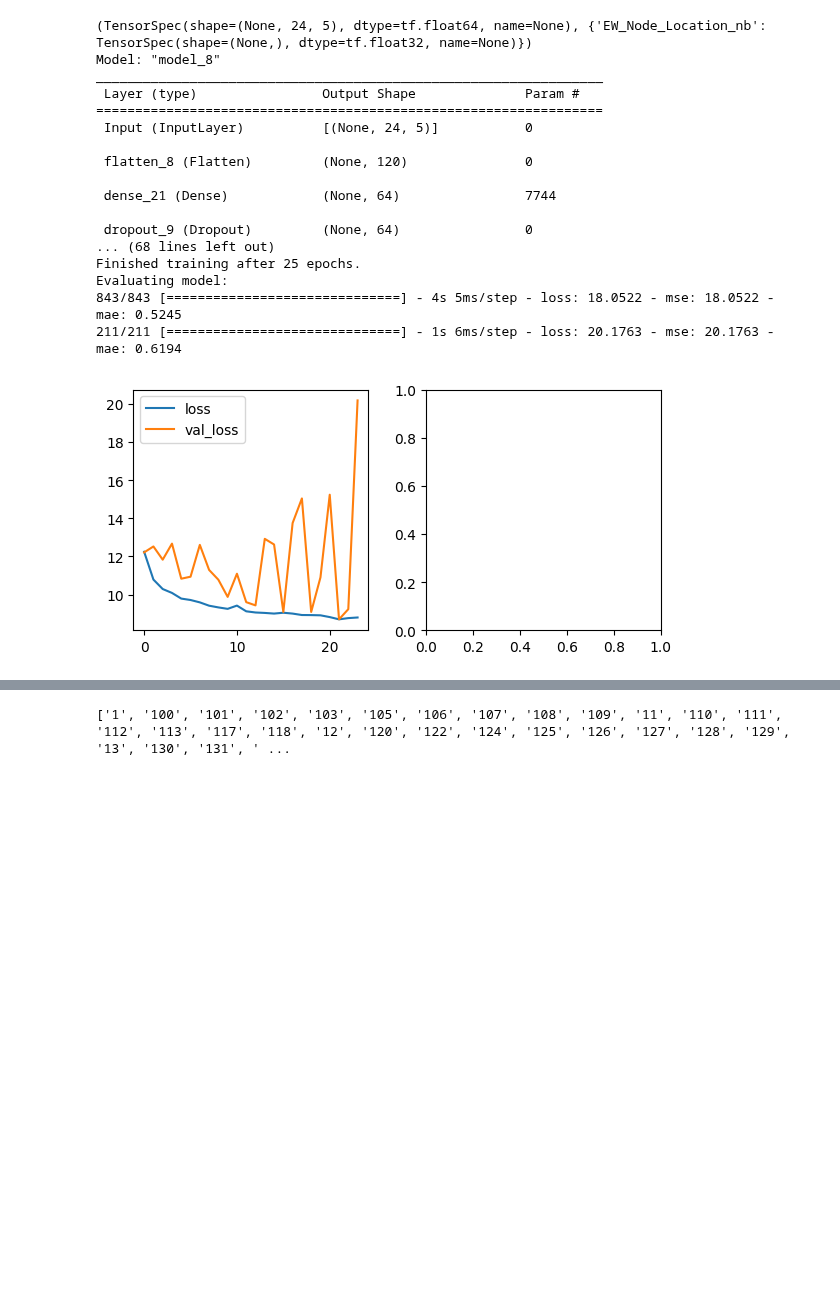
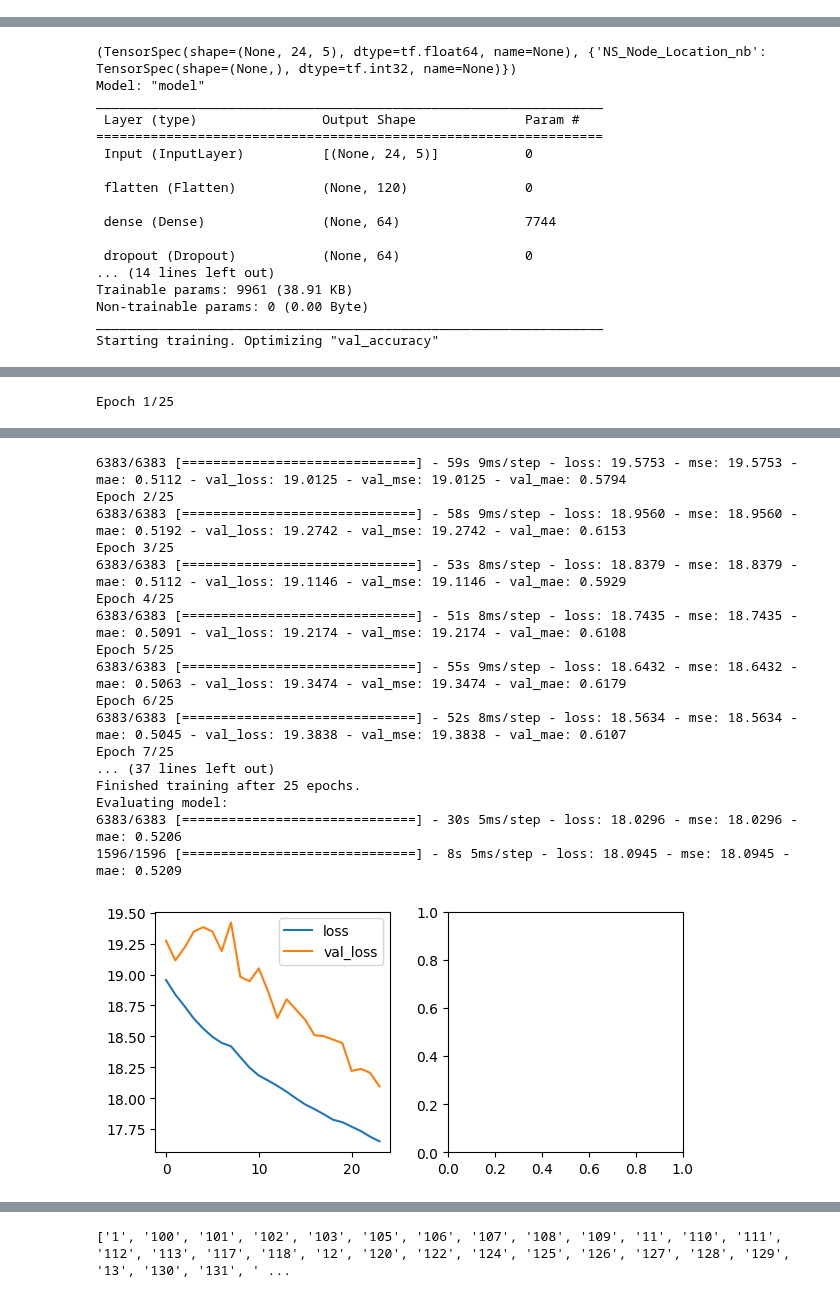
Before and after one commit to DavidBaldsiefen/splid-challenge, a Jupyter notebook: node_localizer.ipynb, the cells around one changed output, grey strips where cells are left out. Cells and saved outputs as stored; diff of their text form; code cells hidden in the pictures; blank space fills up the shorter version.

```diff
--- a/node_localizer.ipynb
+++ b/node_localizer.ipynb
@@ -20,7 +20,7 @@ To enable the following instructions: AVX2 FMA, in other operations, rebuild Ten
 # model_ew.save('models/ew_localizer.hdf5')
 # %%
 # Define the directory paths
-challenge_data_dir = Path('dataset/phase_1/')
+challenge_data_dir = Path('dataset/phase_1_v2/')
 data_dir = challenge_data_dir / "train"
 labels_dir = challenge_data_dir / 'train_labels.csv'
 
@@ -91,28 +92,23 @@ print(train_ew.element_spec)
 
 model_ew = prediction_models.Dense_NN_regression(val_ew, conv1d_layers=[], dense_layers=[64,32,4],
                                                  l2_reg=0.0, mixed_dropout=0.2,
-                                                 lr_scheduler=[0.001,10000,0.9],
+                                                 lr_scheduler=[0.001,15000,0.9],
                                                  final_activation='relu',
                                                  seed=0)
 
 model_ew.summary()
-hist = model_ew.fit(train_ew, val_ds=val_ew, epochs=25, verbose=1, plot_hist=True, callbacks=[])
+hist = model_ew.fit(train_ew, val_ds=val_ew, epochs=35, verbose=1, plot_hist=True, callbacks=[])
-# %% [output]
-(TensorSpec(shape=(None, 24, 5), dtype=tf.float64, name=None), {'EW_Node_Location_nb': TensorSpec(shape=(None,), dtype=tf.float32, name=None)})
-Model: "model_8"
-_________________________________________________________________
- Layer (type)                Output Shape              Param #
-=================================================================
- Input (InputLayer)          [(None, 24, 5)]           0
-
- flatten_8 (Flatten)         (None, 120)               0
-
- dense_21 (Dense)            (None, 64)                7744
-
- dropout_9 (Dropout)         (None, 64)                0
-... (68 lines left out)
-Finished training after 25 epochs.
-Evaluating model:
-843/843 [==============================] - 4s 5ms/step - loss: 18.0522 - mse: 18.0522 - mae: 0.5245
-211/211 [==============================] - 1s 6ms/step - loss: 20.1763 - mse: 20.1763 - mae: 0.6194
-[figure, removed]
+# %%
+train_ns, val_ns = ds_gen_ns.get_datasets(512, label_features=['NS_Node_Location_nb'], shuffle=True, stride=1)
+# TODO: add a form of stride that keeps all the label fields?
+print(train_ns.element_spec)
+
+model_ns = prediction_models.Dense_NN_regression(val_ns, conv1d_layers=[], dense_layers=[64,32,4],
+                                                 l2_reg=0.0, mixed_dropout=0.2,
+                                                 lr_scheduler=[0.001,15000,0.9],
+                                                 final_activation='relu',
+                                                 seed=0)
+
+model_ns.summary()
+hist = model_ns.fit(train_ns, val_ds=val_ns, epochs=25, verbose=1, plot_hist=True, callbacks=[])
+# %% [output]
@@ -118,0 +132,17 @@ Evaluating model:
+(TensorSpec(shape=(None, 24, 5), dtype=tf.float64, name=None), {'NS_Node_Location_nb': TensorSpec(shape=(None,), dtype=tf.int32, name=None)})
+Model: "model"
+_________________________________________________________________
+ Layer (type)                Output Shape              Param #
+=================================================================
+ Input (InputLayer)          [(None, 24, 5)]           0
+
+ flatten (Flatten)           (None, 120)               0
+
+ dense (Dense)               (None, 64)                7744
+
+ dropout (Dropout)           (None, 64)                0
+... (14 lines left out)
+Trainable params: 9961 (38.91 KB)
+Non-trainable params: 0 (0.00 Byte)
+_________________________________________________________________
+Starting training. Optimizing "val_accuracy"
@@ -118,0 +150 @@ Evaluating model:
+Epoch 1/25
@@ -118,0 +157,18 @@ Evaluating model:
+6383/6383 [==============================] - 59s 9ms/step - loss: 19.5753 - mse: 19.5753 - mae: 0.5112 - val_loss: 19.0125 - val_mse: 19.0125 - val_mae: 0.5794
+Epoch 2/25
+6383/6383 [==============================] - 58s 9ms/step - loss: 18.9560 - mse: 18.9560 - mae: 0.5192 - val_loss: 19.2742 - val_mse: 19.2742 - val_mae: 0.6153
+Epoch 3/25
+6383/6383 [==============================] - 53s 8ms/step - loss: 18.8379 - mse: 18.8379 - mae: 0.5112 - val_loss: 19.1146 - val_mse: 19.1146 - val_mae: 0.5929
+Epoch 4/25
+6383/6383 [==============================] - 51s 8ms/step - loss: 18.7435 - mse: 18.7435 - mae: 0.5091 - val_loss: 19.2174 - val_mse: 19.2174 - val_mae: 0.6108
+Epoch 5/25
+6383/6383 [==============================] - 55s 9ms/step - loss: 18.6432 - mse: 18.6432 - mae: 0.5063 - val_loss: 19.3474 - val_mse: 19.3474 - val_mae: 0.6179
+Epoch 6/25
+6383/6383 [==============================] - 52s 8ms/step - loss: 18.5634 - mse: 18.5634 - mae: 0.5045 - val_loss: 19.3838 - val_mse: 19.3838 - val_mae: 0.6107
+Epoch 7/25
+... (37 lines left out)
+Finished training after 25 epochs.
+Evaluating model:
+6383/6383 [==============================] - 30s 5ms/step - loss: 18.0296 - mse: 18.0296 - mae: 0.5206
+1596/1596 [==============================] - 8s 5ms/step - loss: 18.0945 - mse: 18.0945 - mae: 0.5209
+[figure, added]
```
Also changed, not shown: parts of 12 cells of this notebook, 4 other files.
